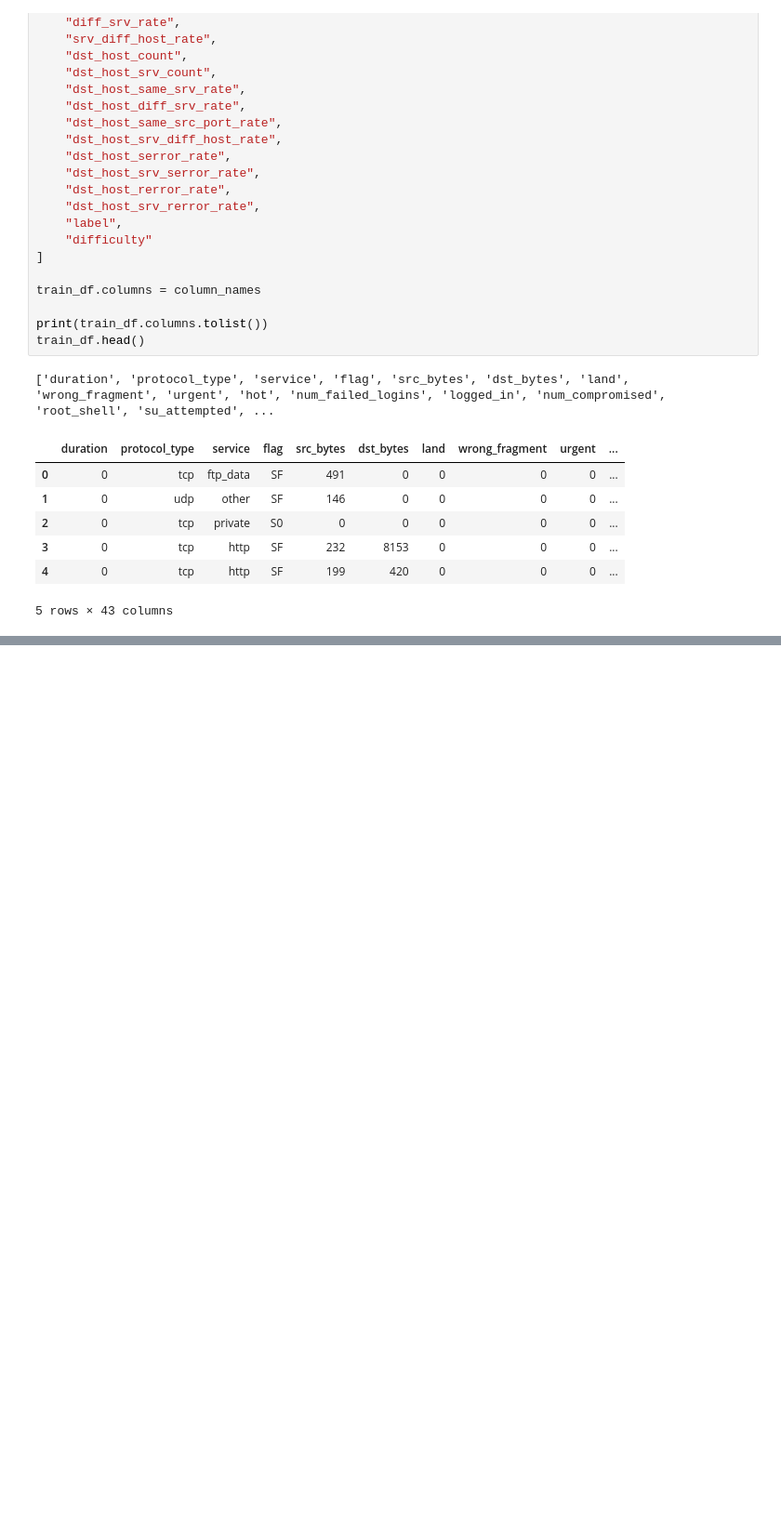
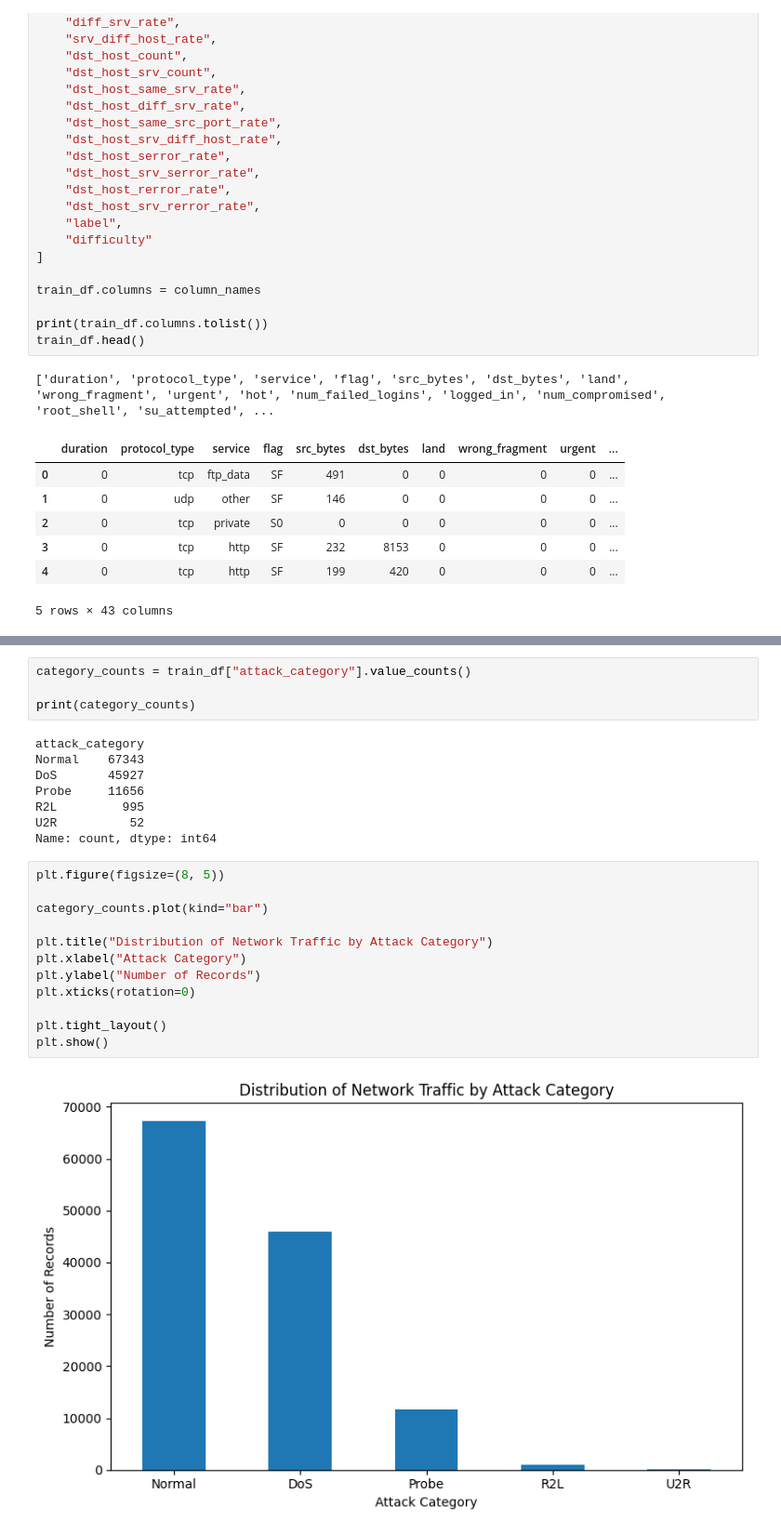
Before and after one commit to warmachine0942/Network-Intrusion-Detection, a Jupyter notebook: notebooks/01_eda.ipynb, the cells around one changed output, grey strips where cells are left out. Shown at 93% size. Cells and saved outputs as stored; diff of their text form; blank space fills up the shorter version.

```diff
--- a/notebooks/01_eda.ipynb
+++ b/notebooks/01_eda.ipynb
@@ -120,0 +295,26 @@ train_df.head()
+# %%
+category_counts = train_df["attack_category"].value_counts()
+
+print(category_counts)
+# %% [output]
+attack_category
+Normal    67343
+DoS       45927
+Probe     11656
+R2L         995
+U2R          52
+Name: count, dtype: int64
+# %%
+plt.figure(figsize=(8, 5))
+
+category_counts.plot(kind="bar")
+
+plt.title("Distribution of Network Traffic by Attack Category")
+plt.xlabel("Attack Category")
+plt.ylabel("Number of Records")
+plt.xticks(rotation=0)
+
+plt.tight_layout()
+plt.show()
+# %% [output]
+[figure, added]
```
Also changed, not shown: parts of 87 cells of this notebook, 23 other files.
